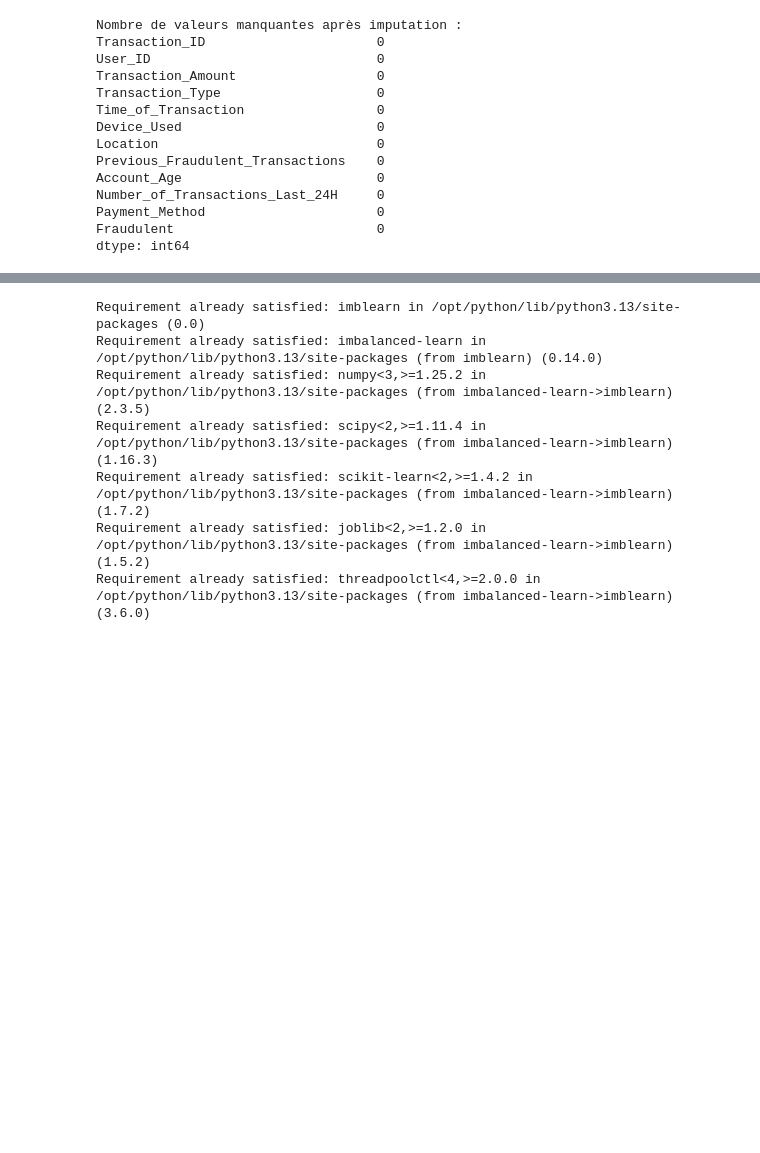
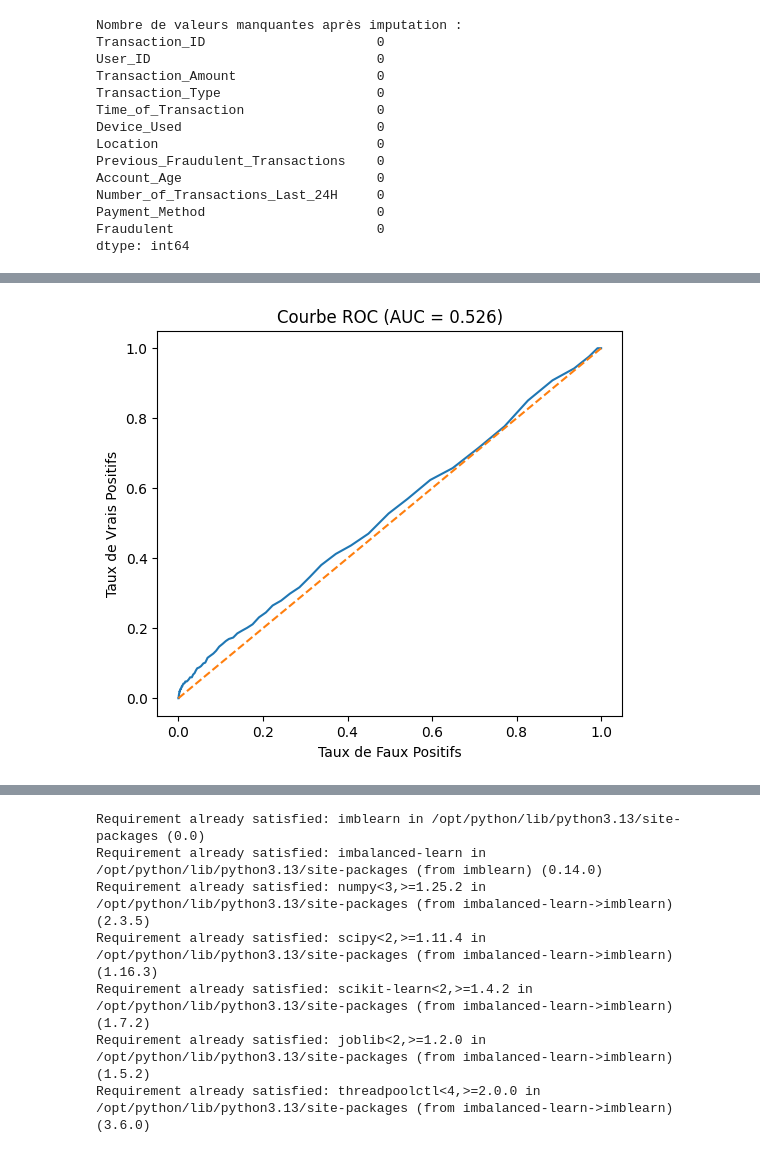
Before and after one commit to Lanier777/PROJET_STATAPP_MILLIMAN, a Jupyter notebook: Analyse descriptive "Fraud Detection Dataset"/analyse_descriptive_et_SMOTE.ipynb, the cells around one changed output, grey strips where cells are left out. Drawn from its saved outputs; the diff is of its cells as text; code cells hidden in the pictures; blank space fills up the shorter version.

Commit message:
Test logistic

```diff
--- a/Analyse descriptive "Fraud Detection Dataset"/analyse_descriptive_et_SMOTE.ipynb
+++ b/Analyse descriptive "Fraud Detection Dataset"/analyse_descriptive_et_SMOTE.ipynb
@@ -785,0 +777,62 @@ Matrice de confusion :
+# %%
+import pandas as pd
+import numpy as np
+from sklearn.model_selection import train_test_split
+from sklearn.ensemble import RandomForestClassifier
+from sklearn.preprocessing import LabelEncoder
+from sklearn.metrics import precision_score, recall_score, roc_curve, auc, classification_report, confusion_matrix
+import matplotlib.pyplot as plt
+
+# Charger les données
+df = pd.read_csv('Fraud Detection Dataset.csv')  # changer le nom du fichier si nécessaire
+print('Forme du dataset chargé :', df.shape)
+print(df['Fraudulent'].value_counts())
+
+# Basic preprocessing: separate X and y
+y = df['Fraudulent']
+X = df.drop(columns=['Fraudulent'])
+
+# Imputer les valeurs manquantes conditionnellement sur Fraudulent
+for col in X.columns:
+    if X[col].isnull().any():
+        if X[col].dtype in ['int64', 'float64']:
+            # Remplissage conditionnel par la moyenne du groupe
+            X[col] = X.groupby(y)[col].transform(lambda x: x.fillna(x.mean()))
+        else:
+            # Remplissage conditionnel par le mode du groupe
+            X[col] = X.groupby(y)[col].transform(lambda x: x.fillna(x.mode()[0]))
+
+# Encode categorical cols (simple)
+for col in X.select_dtypes(include=['object','category']).columns:
+    X[col] = LabelEncoder().fit_transform(X[col].astype(str))
+
+X_train, X_test, y_train, y_test = train_test_split(X, y, test_size=0.2, random_state=42, stratify=y)
+
+
+# Entraîner le classificateur
+clf = RandomForestClassifier(n_estimators=100, random_state=42)
+clf.fit(X_res, y_res)
+y_pred = clf.predict(X_test)
+y_score = clf.predict_proba(X_test)[:,1]
+
+# Métriques
+prec = precision_score(y_test, y_pred)
+rec = recall_score(y_test, y_pred)
+fpr, tpr, _ = roc_curve(y_test, y_score)
+roc_auc = auc(fpr, tpr)
+
+print('Précision :', prec)
+print('Rappel :', rec)
+print('AUC :', roc_auc)
+print(classification_report(y_test, y_pred))
+print('Matrice de confusion :\n', confusion_matrix(y_test, y_pred))
+
+# Tracé de la courbe ROC
+plt.figure(figsize=(6,5))
+plt.plot(fpr, tpr)
+plt.plot([0,1],[0,1],'--')
+plt.xlabel('Taux de Faux Positifs')
+plt.ylabel('Taux de Vrais Positifs')
+plt.title('Courbe ROC (AUC = %.3f)' % roc_auc)
+plt.show()
+# %% [output]
@@ -785,0 +859 @@ Matrice de confusion :
+[figure, added]
```
Also changed, not shown: parts of 8 cells of this notebook.
